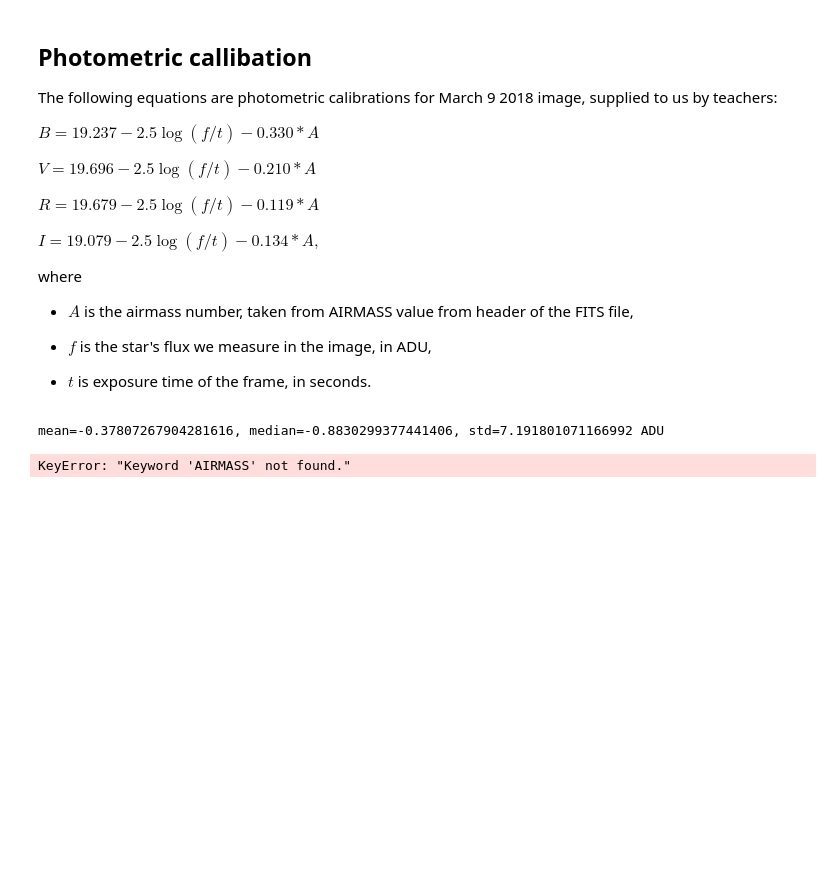
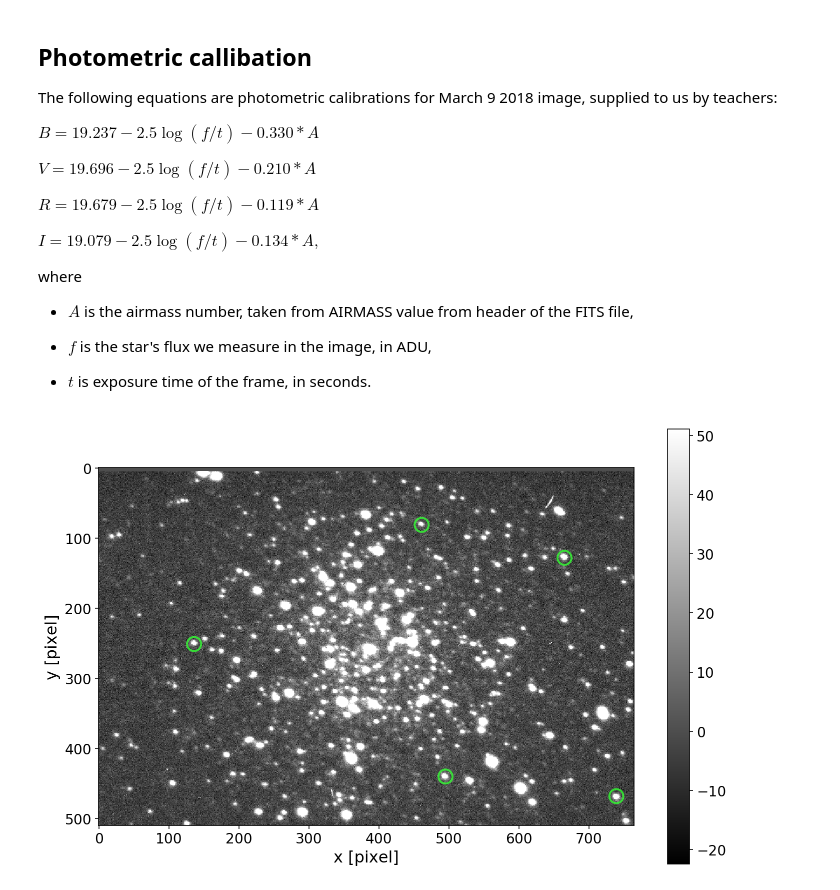
Before and after one commit to evgenyneu/asp3231_project, a Jupyter notebook: code/060_find_magnitudes/find_magnitudes.ipynb, the cells around one changed output. Saved outputs shown, nothing was run; the diff lists cells and outputs as text; code cells hidden in the pictures; blank space fills up the shorter version.

Commit message:
Calculate magnitued

```diff
--- a/code/060_find_magnitudes/find_magnitudes.ipynb
+++ b/code/060_find_magnitudes/find_magnitudes.ipynb
@@ -179,36 +233,41 @@ where
 # %%
+set_plot_style()
+
 """
 Reference stars: list of dict
     non_photometric: (int, int)
         (x,y) pixel coordinate of the star in non_photometric images.
 
     photometric: (int, int)
         (x, y) pixel coordinate of the star in photometric images.
 
     b_mag_simbad, v_mag_simbad: float
         B and V apparent magnitues of the star from SIMBAD database.
 """
 reference_stars = [
-    dict(non_photometric=(739, 468), photometric=(49, 28), b_mag_simbad=14.730, v_mag_simbad=13.800),
-    dict(non_photometric=(495, 440), photometric=(294, 57), b_mag_simbad=15.146, v_mag_simbad=14.021),
-    dict(non_photometric=(665, 128), photometric=(124, 371), b_mag_simbad=15.020, v_mag_simbad=13.870),
-    dict(non_photometric=(461, 81), photometric=(329, 418), b_mag_simbad=15.560, v_mag_simbad=14.770),
-    dict(non_photometric=(136, 251), photometric=(654, 246), b_mag_simbad=15.520, v_mag_simbad=14.540)
+    dict(photometric=(739, 468), non_photometric=(49, 28), b_mag_simbad=14.730, v_mag_simbad=13.800),
+    dict(photometric=(495, 440), non_photometric=(294, 57), b_mag_simbad=15.146, v_mag_simbad=14.021),
+    dict(photometric=(665, 128), non_photometric=(124, 371), b_mag_simbad=15.020, v_mag_simbad=13.870),
+    dict(photometric=(461, 81), non_photometric=(329, 418), b_mag_simbad=15.560, v_mag_simbad=14.770),
+    dict(photometric=(136, 251), non_photometric=(654, 246), b_mag_simbad=15.520, v_mag_simbad=14.540)
 ]
 
-image_path = "../050_scaling_and_combining/march_29_2018_stacked/NGC_3201_I_median_30.0s.fits"
+photometric_images = [
+    dict(filter="I",
+         path="../050_scaling_and_combining/march_29_2018_stacked/NGC_3201_I_median_30.0s.fits"), b_mag_simbad=14.730, v_mag_simbad=13.800)
+]
 
-image = CCDData.read(image_path)
 
-# Calculate mean, meadian and standard deviation of pixel values,
-# excluding extreme values that are less or more than 3 standard deviations from
-# a venter value.
-mean, median, std = sigma_clipped_stats(image.data, sigma=3.0, maxiters=5)
-print(f'mean={mean}, median={median}, std={std} ADU')
-exptime = image.header['EXPTIME']
-airmass = image.header['AIRMASS']
+reference_image_path = "../050_scaling_and_combining/march_29_2018_stacked/NGC_3201_I_median_30.0s.fits"
+reference_image = CCDData.read(reference_image_path)
+reference_positions = [ reference_star["photometric"] for reference_star in reference_stars ]
+reference_apertures = CircularAperture(reference_positions, r=10)
 
-print(f'airmass={airmass}, exptime={exptime}')
+
+    # Find the flux
+#     flux = calculate_flux(data=reference_image.data, position=reference_star["photometric"], radius=10)
+#     print(f'f2 = {flux:.0f} ADU')
+
+show_image(image=reference_image, apertures=reference_apertures, title="")
 # %% [output]
-mean=-0.37807267904281616, median=-0.8830299377441406, std=7.191801071166992 ADU
-KeyError: "Keyword 'AIRMASS' not found."
+[figure, added]
```
Also changed, not shown: parts of 3 cells of this notebook.
